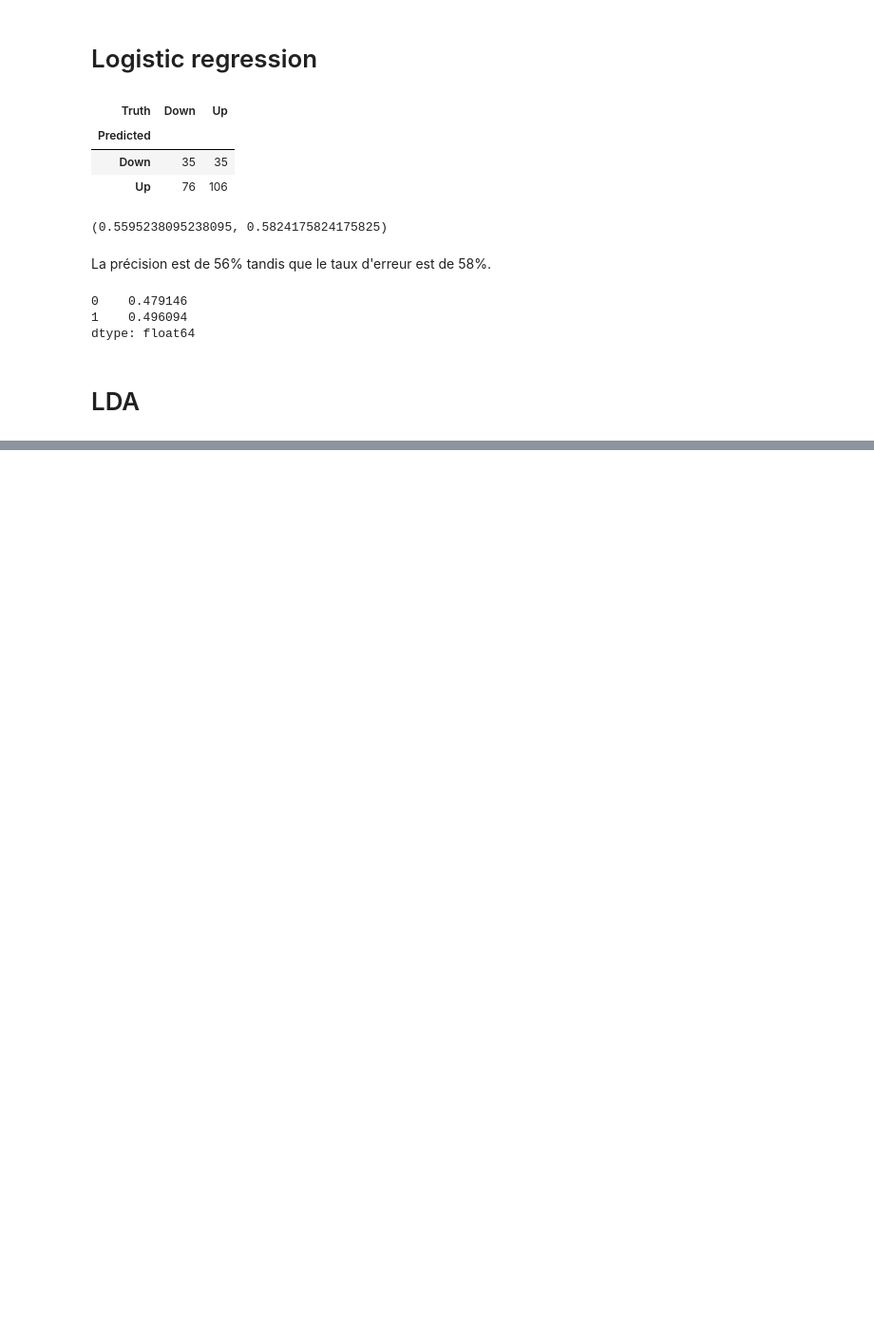
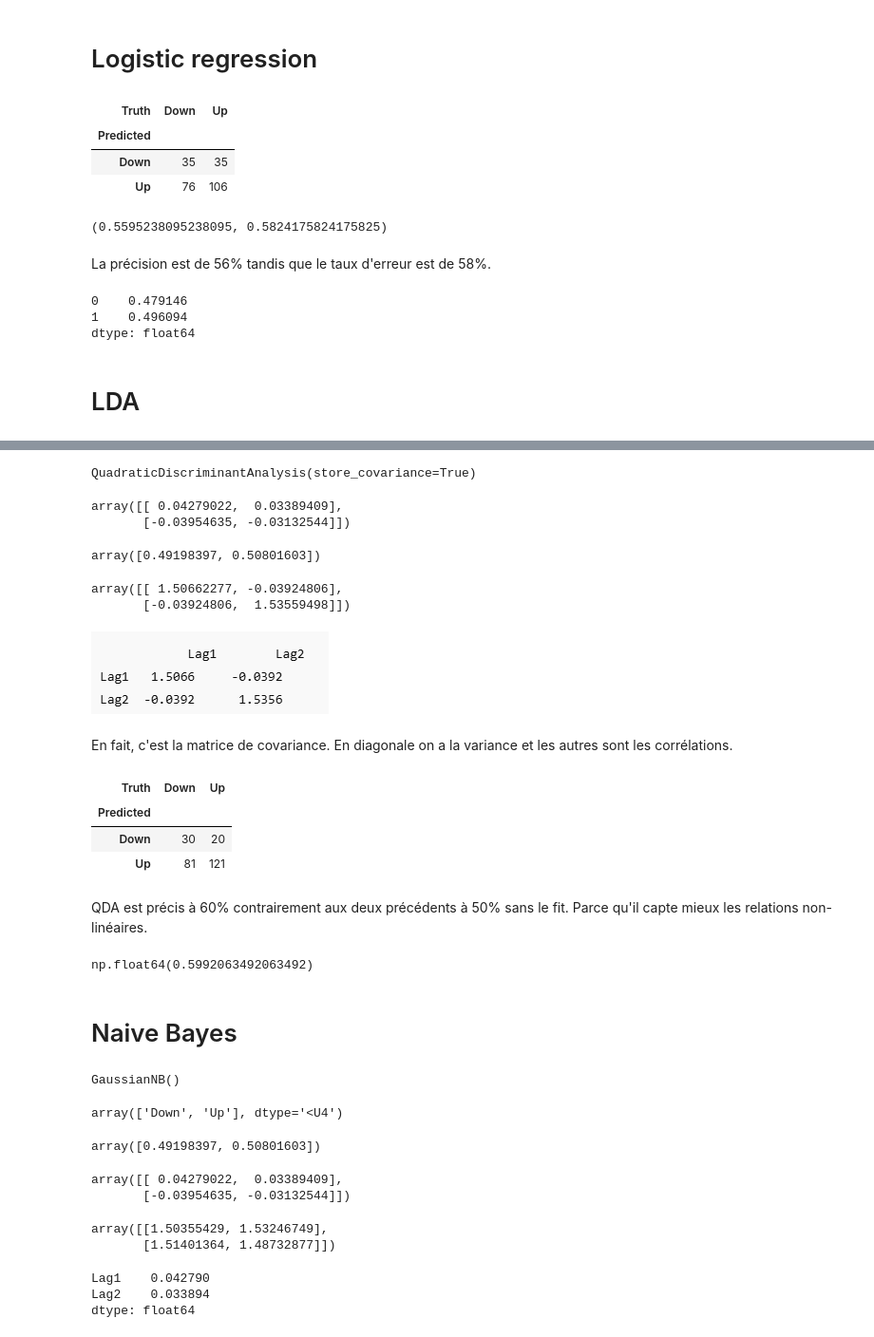
Before and after one commit to MitaDataAI/Statistical-learning, a Jupyter notebook: 4.1.Labo_classification.ipynb, the cells around one changed output, grey strips where cells are left out. Shown at 95% size. Saved outputs shown, nothing was run; the diff lists cells and outputs as text; code cells hidden in the pictures; blank space fills up the shorter version.

```diff
--- a/4.1.Labo_classification.ipynb
+++ b/4.1.Labo_classification.ipynb
@@ -186,3 +186,10 @@ glm_train.predict(newX)
 dtype: float64
 # %% [markdown]
 # LDA
+# %%
+lda = LDA(store_covariance=True)
+# %%
+# On change directement X_train et X_test via la variable M
+X_train, X_test = [M.drop(columns=['intercept'])
+                   for M in [X_train, X_test]]
+lda.fit(X_train, L_train)
@@ -188,0 +296,69 @@ dtype: float64
+# %%
+qda = QDA(store_covariance=True)
+qda.fit(X_train, L_train)
+# %% [output]
+QuadraticDiscriminantAnalysis(store_covariance=True)
+# %%
+qda.means_
+# %% [output]
+array([[ 0.04279022,  0.03389409],
+       [-0.03954635, -0.03132544]])
+# %%
+qda.priors_
+# %% [output]
+array([0.49198397, 0.50801603])
+# %%
+qda.covariance_[0]
+# %% [output]
+array([[ 1.50662277, -0.03924806],
+       [-0.03924806,  1.53559498]])
+# %% [markdown]
+![image.png](attachment:image.png)
+# %% [markdown]
+En fait, c'est la matrice de covariance. En diagonale on a la variance et les autres sont les corrélations.
+# %%
+qda_pred = qda.predict(X_test)
+confusion_table(qda_pred, L_test)
+# %% [output]
+| Truth | Down | Up |
+| Predicted |  |  |
+| Down | 30 | 20 |
+| Up | 81 | 121 |
+# %% [markdown]
+QDA est précis à 60% contrairement aux deux précédents à 50% sans le fit. Parce qu'il capte mieux les relations non-linéaires.
+# %%
+np.mean(qda_pred == L_test)
+# %% [output]
+np.float64(0.5992063492063492)
+# %% [markdown]
+# Naive Bayes
+# %%
+NB = GaussianNB()
+NB.fit(X_train, L_train)
+# %% [output]
+GaussianNB()
+# %%
+NB.classes_
+# %% [output]
+array(['Down', 'Up'], dtype='<U4')
+# %%
+NB.class_prior_
+# %% [output]
+array([0.49198397, 0.50801603])
+# %%
+# Coefficient de la variable par rapport à chaque classe
+NB.theta_
+# %% [output]
+array([[ 0.04279022,  0.03389409],
+       [-0.03954635, -0.03132544]])
+# %%
+NB.var_
+# %% [output]
+array([[1.50355429, 1.53246749],
+       [1.51401364, 1.48732877]])
+# %%
+X_train[L_train == 'Down'].mean()
+# %% [output]
+Lag1    0.042790
+Lag2    0.033894
+dtype: float64
```
Also changed, not shown: parts of 21 cells of this notebook.
